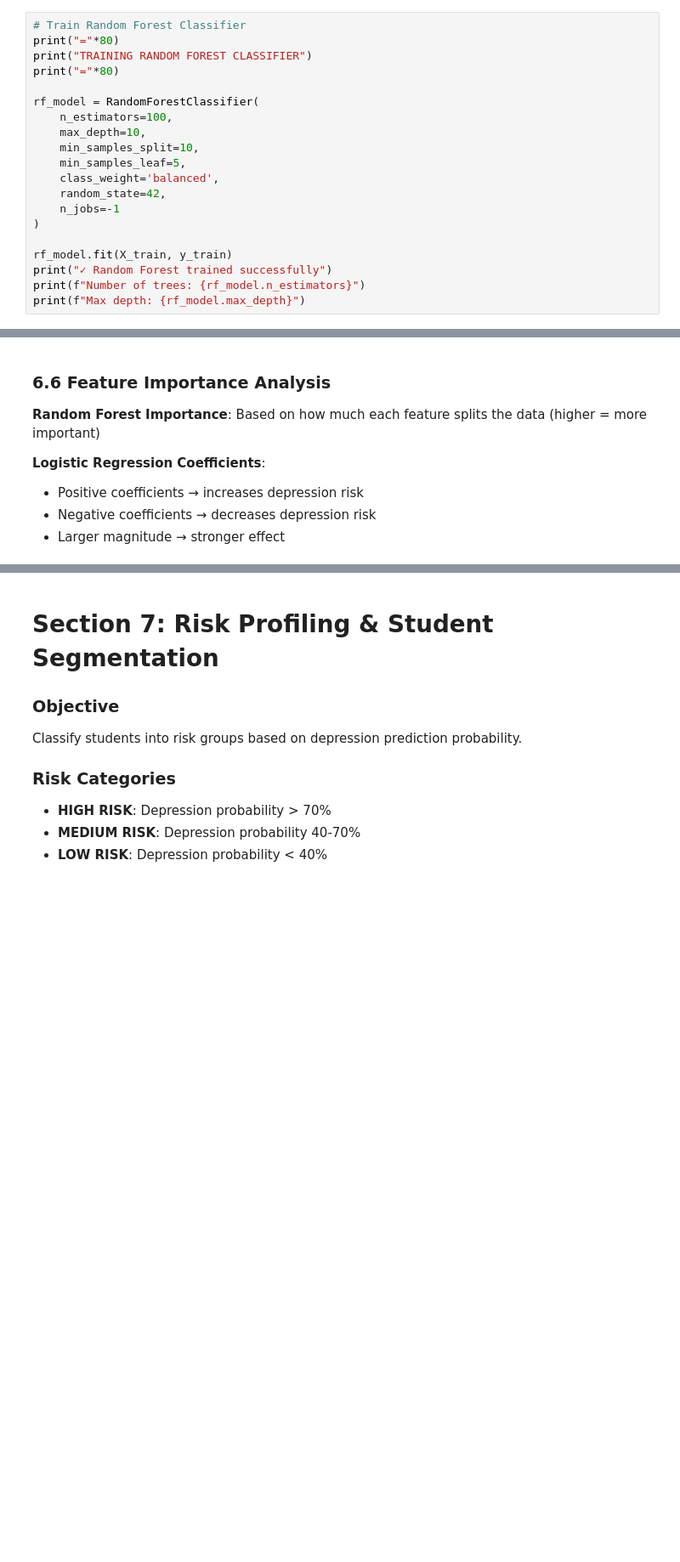
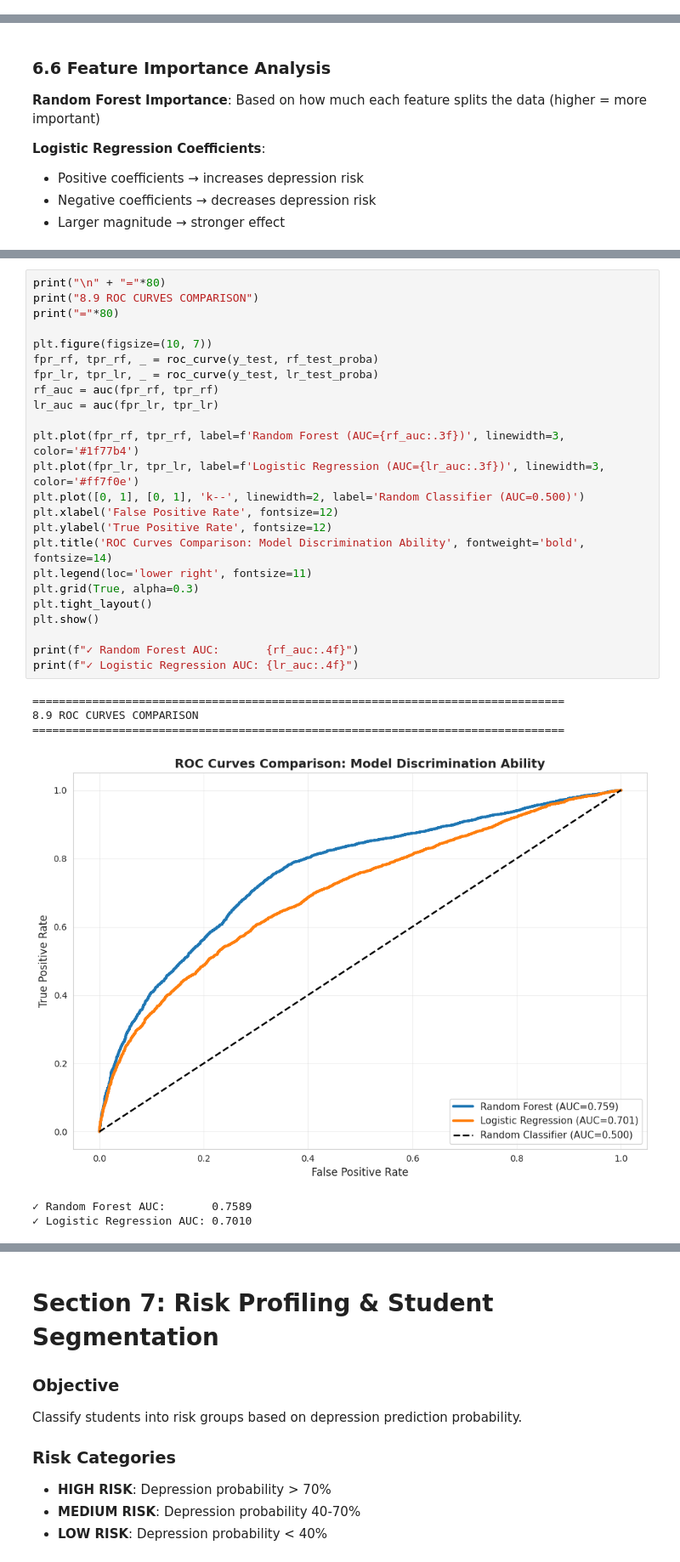
Before and after one commit to XyronTeam/ml-project, a Jupyter notebook: src/final_model.ipynb, the cells around one changed output, grey strips where cells are left out. Shown at 85% size. Saved outputs shown, nothing was run; the diff lists cells and outputs as text; blank space fills up the shorter version.

```diff
--- a/src/final_model.ipynb
+++ b/src/final_model.ipynb
@@ -446,23 +539,3 @@ Train Random Forest and Logistic Regression models, then evaluate their performa
 ### 6.2 Import ML Libraries
 
 Import all necessary libraries for model training and evaluation
-# %%
-# Train Random Forest Classifier
-print("="*80)
-print("TRAINING RANDOM FOREST CLASSIFIER")
-print("="*80)
-
-rf_model = RandomForestClassifier(
-    n_estimators=100,
-    max_depth=10,
-    min_samples_split=10,
-    min_samples_leaf=5,
-    class_weight='balanced',
-    random_state=42,
-    n_jobs=-1
-)
-
-rf_model.fit(X_train, y_train)
-print("✓ Random Forest trained successfully")
-print(f"Number of trees: {rf_model.n_estimators}")
-print(f"Max depth: {rf_model.max_depth}")
@@ -605,0 +873,31 @@ print("      Negative coefficient = decreases depression risk")
+# %%
+print("\n" + "="*80)
+print("8.9 ROC CURVES COMPARISON")
+print("="*80)
+
+plt.figure(figsize=(10, 7))
+fpr_rf, tpr_rf, _ = roc_curve(y_test, rf_test_proba)
+fpr_lr, tpr_lr, _ = roc_curve(y_test, lr_test_proba)
+rf_auc = auc(fpr_rf, tpr_rf)
+lr_auc = auc(fpr_lr, tpr_lr)
+
+plt.plot(fpr_rf, tpr_rf, label=f'Random Forest (AUC={rf_auc:.3f})', linewidth=3, color='#1f77b4')
+plt.plot(fpr_lr, tpr_lr, label=f'Logistic Regression (AUC={lr_auc:.3f})', linewidth=3, color='#ff7f0e')
+plt.plot([0, 1], [0, 1], 'k--', linewidth=2, label='Random Classifier (AUC=0.500)')
+plt.xlabel('False Positive Rate', fontsize=12)
+plt.ylabel('True Positive Rate', fontsize=12)
+plt.title('ROC Curves Comparison: Model Discrimination Ability', fontweight='bold', fontsize=14)
+plt.legend(loc='lower right', fontsize=11)
+plt.grid(True, alpha=0.3)
+plt.tight_layout()
+plt.show()
+
+print(f"✓ Random Forest AUC:       {rf_auc:.4f}")
+print(f"✓ Logistic Regression AUC: {lr_auc:.4f}")
+# %% [output]
+================================================================================
+8.9 ROC CURVES COMPARISON
+================================================================================
+[figure, added]
+✓ Random Forest AUC:       0.7589
+✓ Logistic Regression AUC: 0.7010
```
Also changed, not shown: parts of 25 cells of this notebook.
